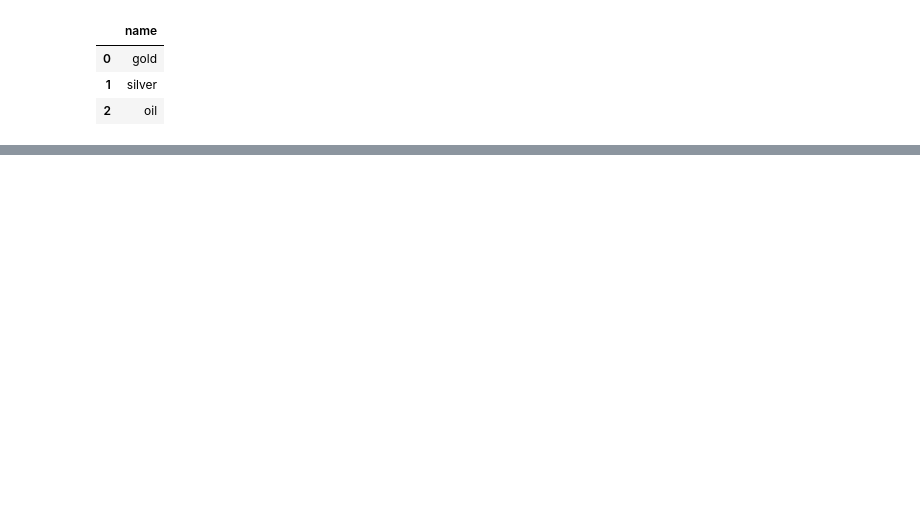
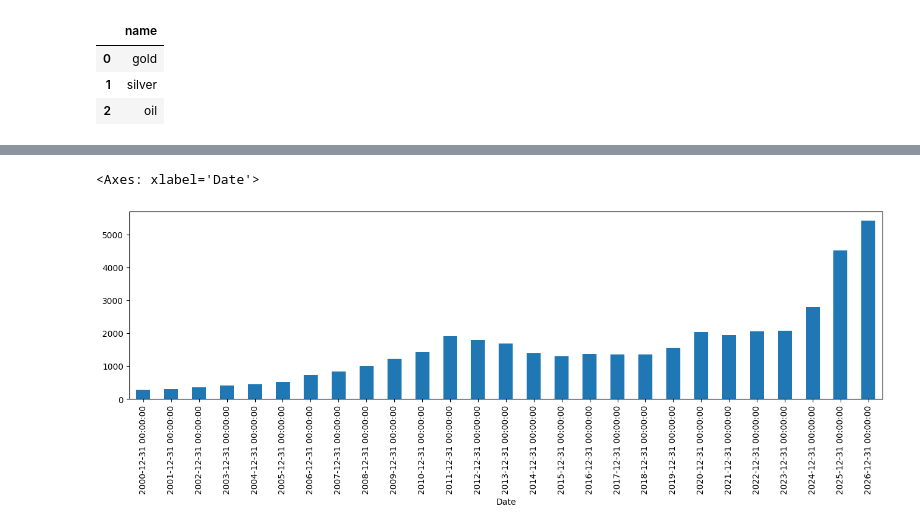
Before and after one commit to Suryansh9369/commodity-price-analysis, a Jupyter notebook: src/eda.ipynb, the cells around one changed output, grey strips where cells are left out. Drawn from its saved outputs; the diff is of its cells as text; code cells hidden in the pictures; blank space fills up the shorter version.

```diff
--- a/src/eda.ipynb
+++ b/src/eda.ipynb
@@ -65,0 +233,5 @@ for i, col in enumerate([gold, silver, oil]):
+# %%
+gold.resample(rule='YE').max()['Open'].plot(xlim=['2020-01-01', '2026-03-31'], kind='bar', figsize=(16,4))
+# %% [output]
+<Axes: xlabel='Date'>
+[figure, added]
```
Also changed, not shown: parts of 22 cells of this notebook.
